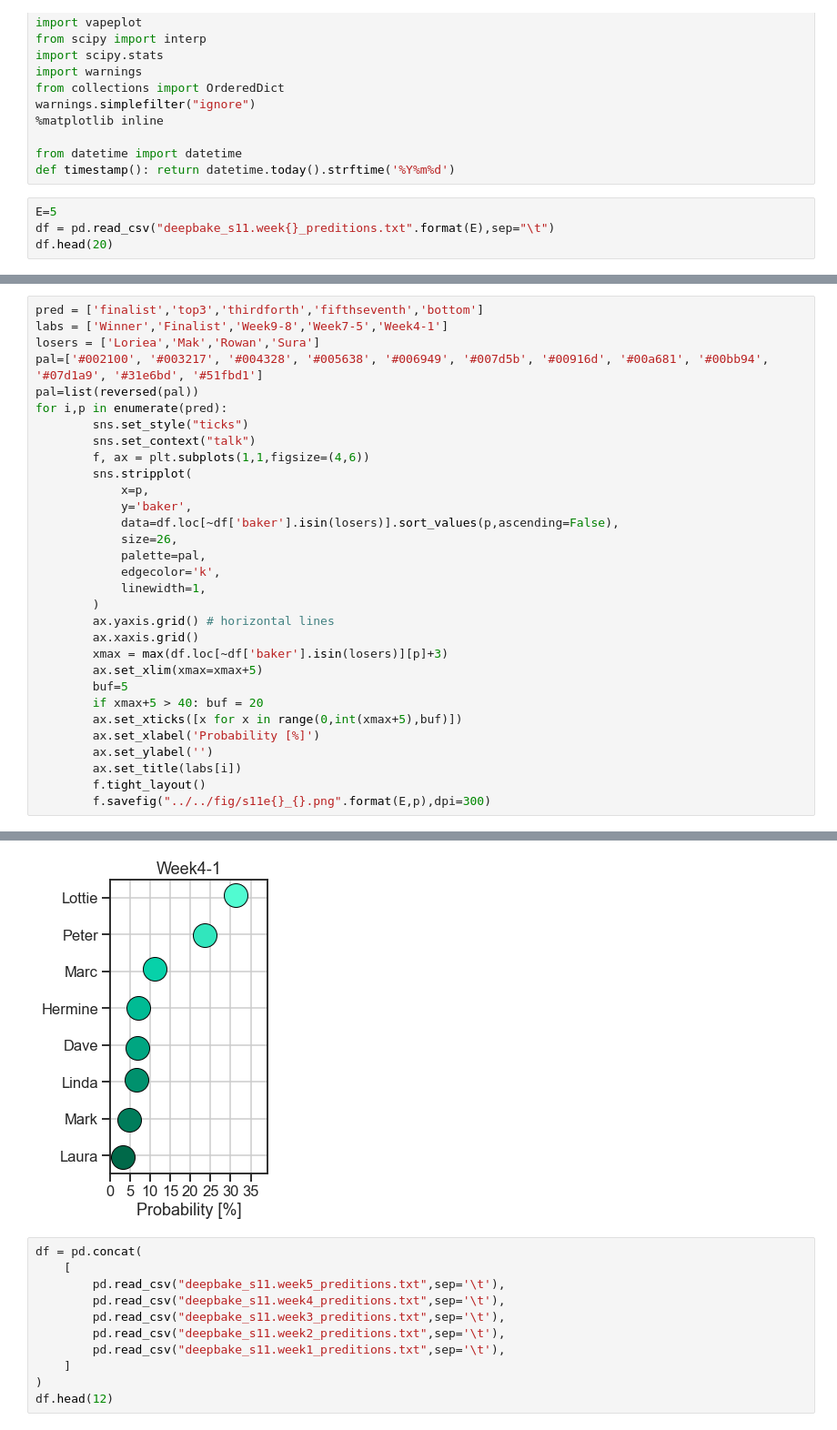
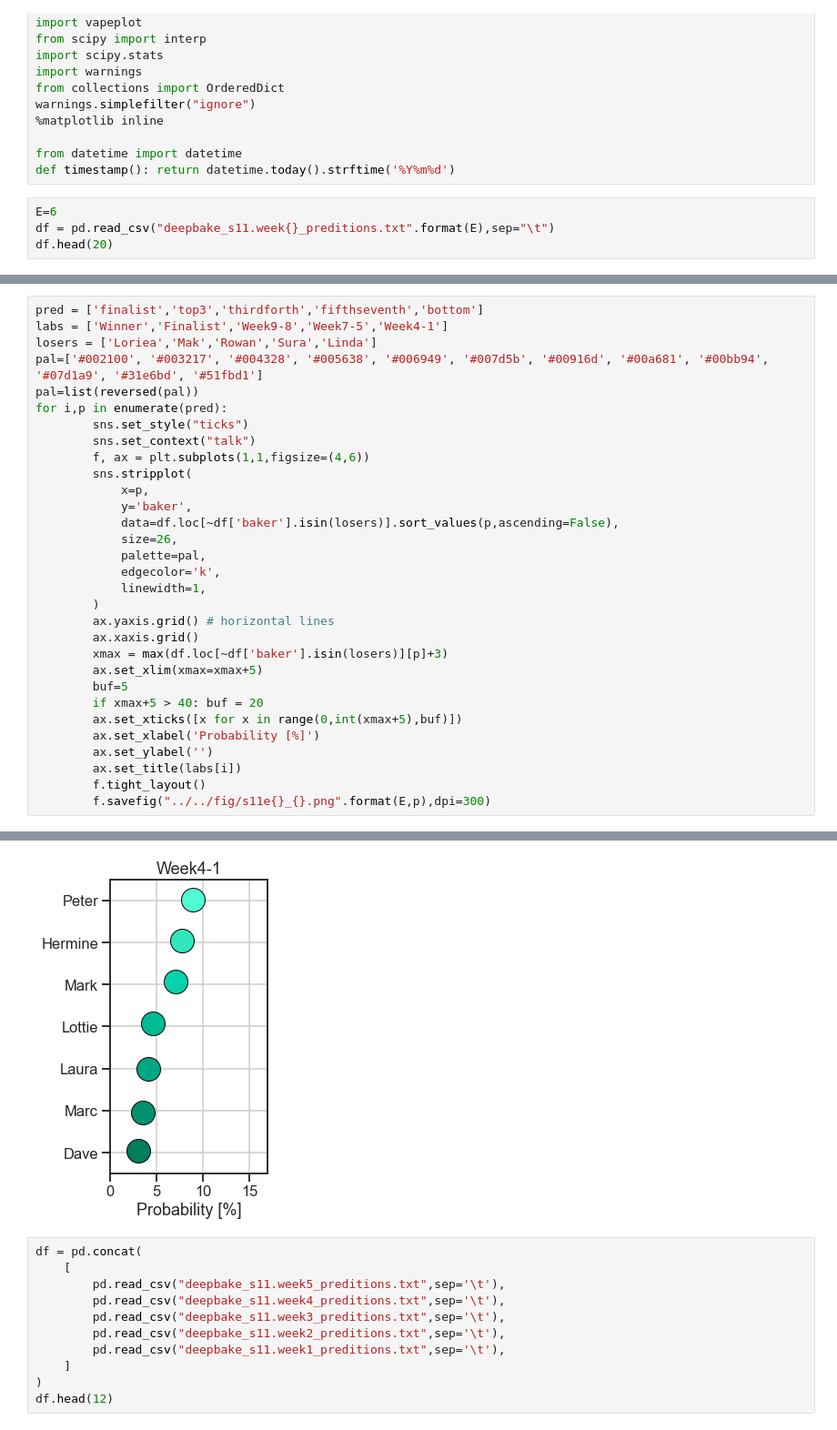
Before and after one commit to dantaki/DeepBake, a Jupyter notebook: NOTEBOOKS/S11/running_predictions_plots.ipynb, the cells around one changed output, grey strips where cells are left out. Shown at 91% size. Saved outputs shown, nothing was run; the diff lists cells and outputs as text.

```diff
--- a/NOTEBOOKS/S11/running_predictions_plots.ipynb
+++ b/NOTEBOOKS/S11/running_predictions_plots.ipynb
@@ -14,7 +14,7 @@ warnings.simplefilter("ignore")
 from datetime import datetime
 def timestamp(): return datetime.today().strftime('%Y%m%d')
 # %%
-E=5
+E=6
 df = pd.read_csv("deepbake_s11.week{}_preditions.txt".format(E),sep="\t")
 df.head(20)
 # %% [output]
@@ -34,7 +34,7 @@ df.head(20)
 # %%
 pred = ['finalist','top3','thirdforth','fifthseventh','bottom']
 labs = ['Winner','Finalist','Week9-8','Week7-5','Week4-1']
-losers = ['Loriea','Mak','Rowan','Sura']
+losers = ['Loriea','Mak','Rowan','Sura','Linda']
 pal=['#002100', '#003217', '#004328', '#005638', '#006949', '#007d5b', '#00916d', '#00a681', '#00bb94', '#07d1a9', '#31e6bd', '#51fbd1']
 pal=list(reversed(pal))
 for i,p in enumerate(pred):
@@ -70,4 +70,4 @@ for i,p in enumerate(pred):
-[figure, old version]
+[figure, new version]
 # %%
 df = pd.concat(
     [
```
Also changed, not shown: parts of 2 cells of this notebook, 19 other files.
